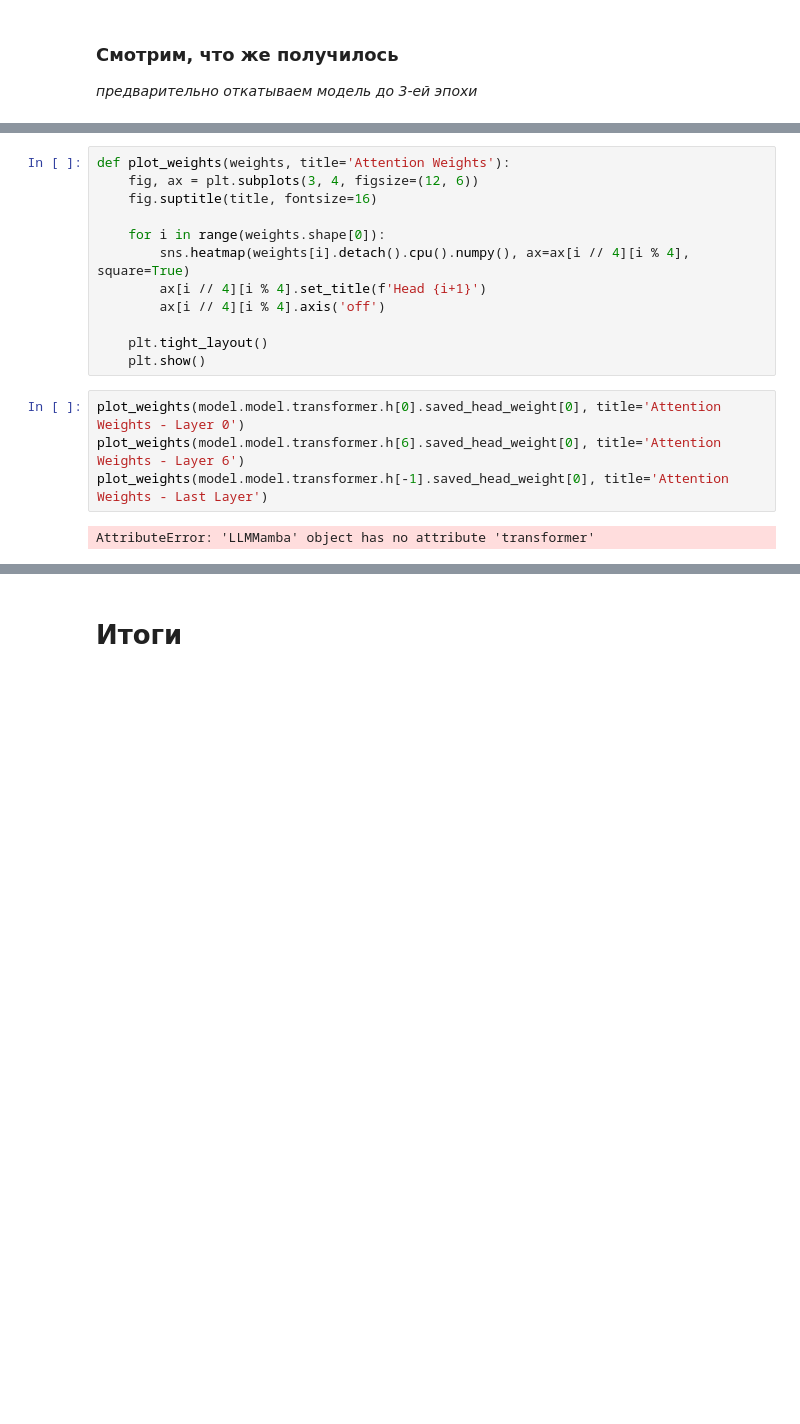
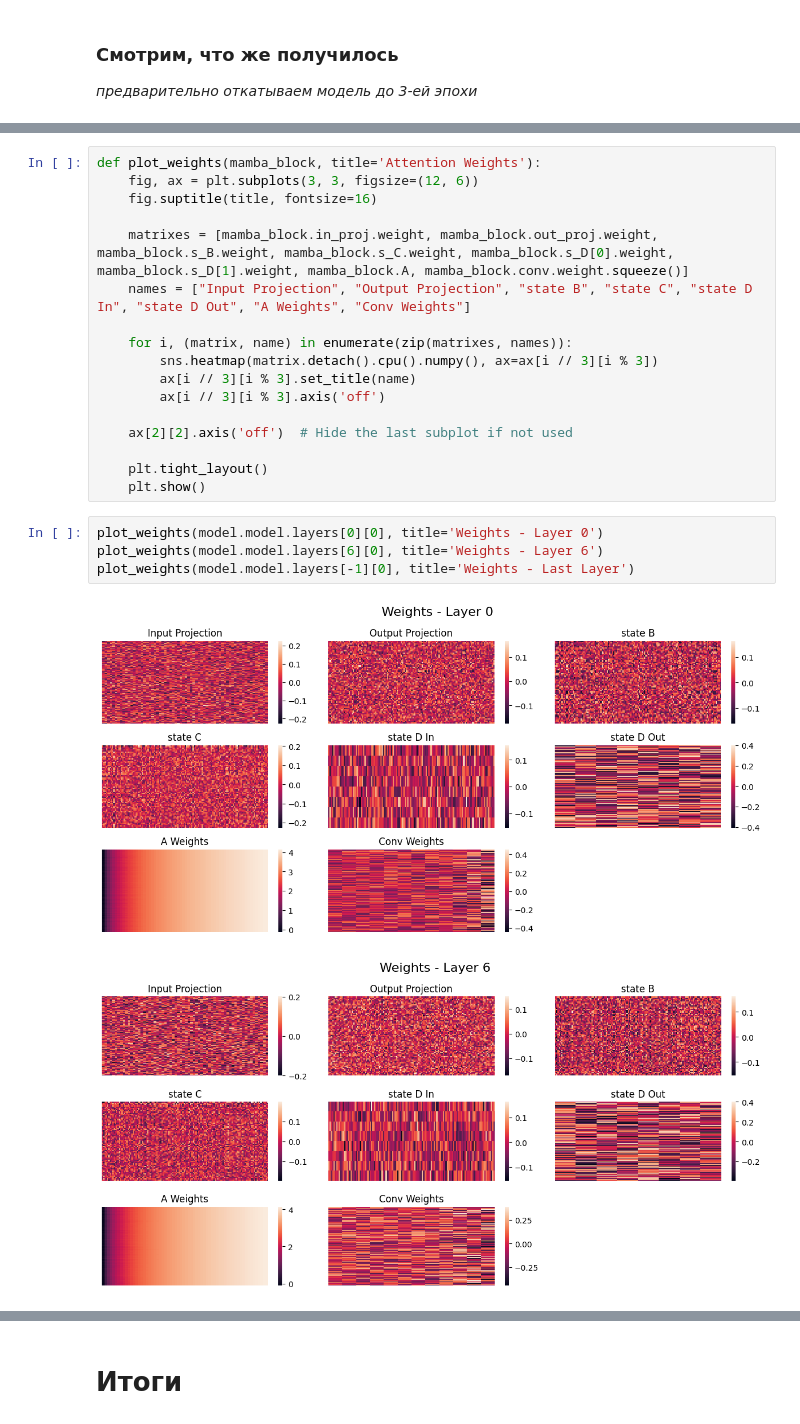
Before and after one commit to setday/hse_dl_hw2025, a Jupyter notebook: homeworks/homework_5/solution.ipynb, the cells around one changed output, grey strips where cells are left out. Drawn from its saved outputs; the diff is of its cells as text; blank space fills up the shorter version.

```diff
--- a/homeworks/homework_5/solution.ipynb
+++ b/homeworks/homework_5/solution.ipynb
@@ -214,18 +221,24 @@ $$ and it and in $\:K[sub used \times
 # %%
-def plot_weights(weights, title='Attention Weights'):
-    fig, ax = plt.subplots(3, 4, figsize=(12, 6))
+def plot_weights(mamba_block, title='Attention Weights'):
+    fig, ax = plt.subplots(3, 3, figsize=(12, 6))
     fig.suptitle(title, fontsize=16)
 
-    for i in range(weights.shape[0]):
-        sns.heatmap(weights[i].detach().cpu().numpy(), ax=ax[i // 4][i % 4], square=True)
-        ax[i // 4][i % 4].set_title(f'Head {i+1}')
-        ax[i // 4][i % 4].axis('off')
+    matrixes = [mamba_block.in_proj.weight, mamba_block.out_proj.weight, mamba_block.s_B.weight, mamba_block.s_C.weight, mamba_block.s_D[0].weight, mamba_block.s_D[1].weight, mamba_block.A, mamba_block.conv.weight.squeeze()]
+    names = ["Input Projection", "Output Projection", "state B", "state C", "state D In", "state D Out", "A Weights", "Conv Weights"]
+
+    for i, (matrix, name) in enumerate(zip(matrixes, names)):
+        sns.heatmap(matrix.detach().cpu().numpy(), ax=ax[i // 3][i % 3])
+        ax[i // 3][i % 3].set_title(name)
+        ax[i // 3][i % 3].axis('off')
+
+    ax[2][2].axis('off')  # Hide the last subplot if not used
 
     plt.tight_layout()
     plt.show()
 # %%
-plot_weights(model.model.transformer.h[0].saved_head_weight[0], title='Attention Weights - Layer 0')
-plot_weights(model.model.transformer.h[6].saved_head_weight[0], title='Attention Weights - Layer 6')
-plot_weights(model.model.transformer.h[-1].saved_head_weight[0], title='Attention Weights - Last Layer')
+plot_weights(model.model.layers[0][0], title='Weights - Layer 0')
+plot_weights(model.model.layers[6][0], title='Weights - Layer 6')
+plot_weights(model.model.layers[-1][0], title='Weights - Last Layer')
 # %% [output]
-AttributeError: 'LLMMamba' object has no attribute 'transformer'
+[figure, added]
+[figure, added]
```
Also changed, not shown: parts of 12 cells of this notebook, 1 other file.
